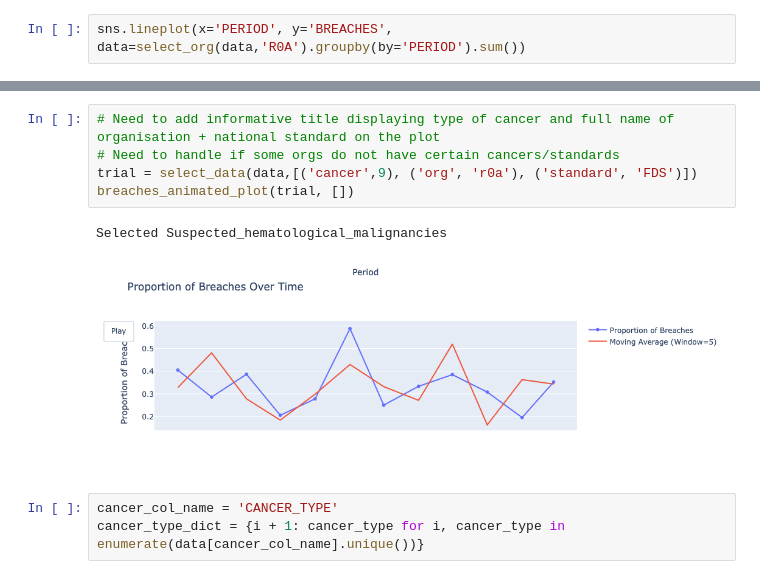
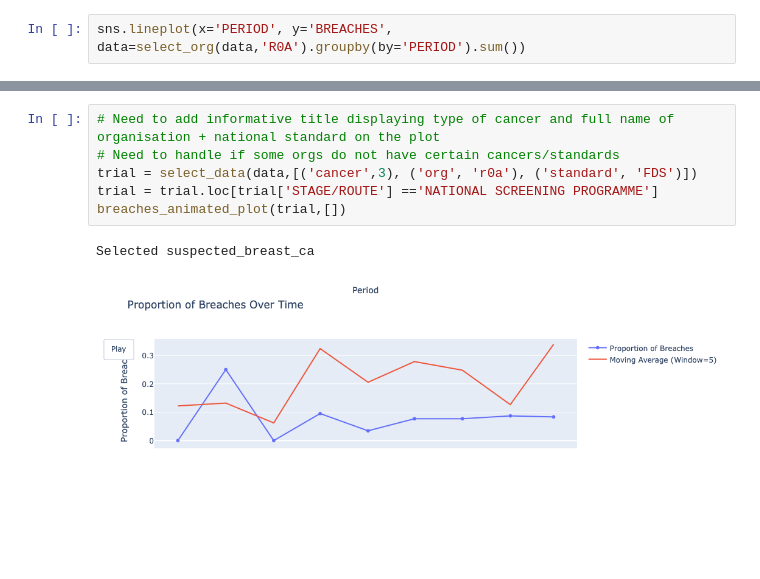
Before and after one commit to ploginovic/hpdm139_A2, a Jupyter notebook: canseer/workstation_21stDec.ipynb, the cells around one changed output, grey strips where cells are left out. Cells and saved outputs as stored; diff of their text form; blank space fills up the shorter version.

```diff
--- a/canseer/workstation_21stDec.ipynb
+++ b/canseer/workstation_21stDec.ipynb
@@ -70,11 +56,9 @@ data
 # %%
 # Need to add informative title displaying type of cancer and full name of organisation + national standard on the plot
 # Need to handle if some orgs do not have certain cancers/standards
-trial = select_data(data,[('cancer',9), ('org', 'r0a'), ('standard', 'FDS')])
-breaches_animated_plot(trial, [])
+trial = select_data(data,[('cancer',3), ('org', 'r0a'), ('standard', 'FDS')])
+trial = trial.loc[trial['STAGE/ROUTE'] =='NATIONAL SCREENING PROGRAMME']
+breaches_animated_plot(trial,[])
 # %% [output]
-Selected Suspected_hematological_malignancies
+Selected suspected_breast_ca
-[figure, old version]
+[figure, new version]
-# %%
-cancer_col_name = 'CANCER_TYPE'
-cancer_type_dict = {i + 1: cancer_type for i, cancer_type in enumerate(data[cancer_col_name].unique())}
```
Also changed, not shown: parts of 14 cells of this notebook, 17 other files.
